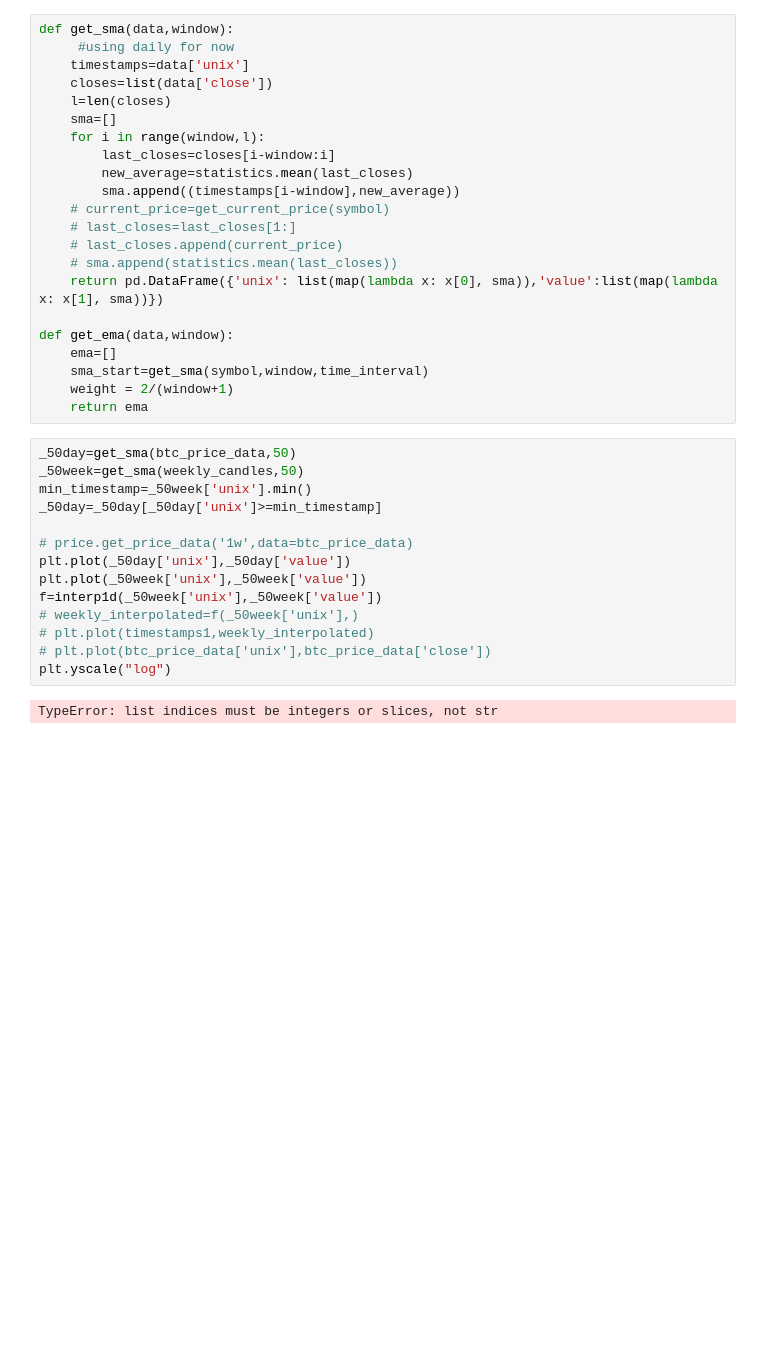
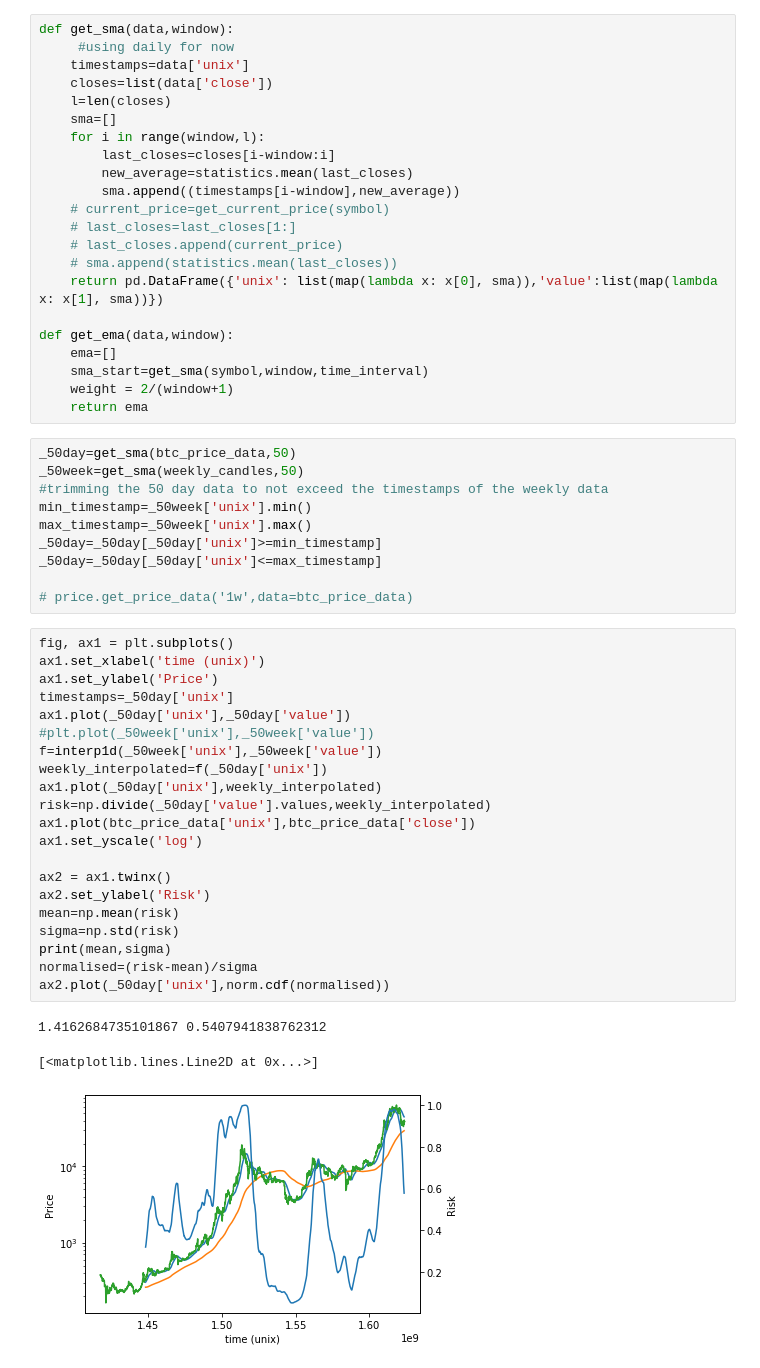
Before and after one commit to RDEvans31/saturn, a Jupyter notebook: Data analysis.ipynb, the cells around one changed output. Drawn from its saved outputs; the diff is of its cells as text; blank space fills up the shorter version.

Commit message:
plottting risk on same graph as price

```diff
--- a/Data analysis.ipynb
+++ b/Data analysis.ipynb
@@ -36,19 +37,38 @@ def get_ema(data,window):
     sma_start=get_sma(symbol,window,time_interval)
     weight = 2/(window+1)
     return ema
-# %%
-_50day=get_sma(btc_price_data,50)
-_50week=get_sma(weekly_candles,50)
-min_timestamp=_50week['unix'].min()
-_50day=_50day[_50day['unix']>=min_timestamp]
-
-# price.get_price_data('1w',data=btc_price_data)
-plt.plot(_50day['unix'],_50day['value'])
-plt.plot(_50week['unix'],_50week['value'])
-f=interp1d(_50week['unix'],_50week['value'])
-# weekly_interpolated=f(_50week['unix'],)
-# plt.plot(timestamps1,weekly_interpolated)
-# plt.plot(btc_price_data['unix'],btc_price_data['close'])
-plt.yscale("log")
-# %% [output]
-TypeError: list indices must be integers or slices, not str
+# %%
+_50day=get_sma(btc_price_data,50)
+_50week=get_sma(weekly_candles,50)
+#trimming the 50 day data to not exceed the timestamps of the weekly data
+min_timestamp=_50week['unix'].min()
+max_timestamp=_50week['unix'].max()
+_50day=_50day[_50day['unix']>=min_timestamp]
+_50day=_50day[_50day['unix']<=max_timestamp]
+
+# price.get_price_data('1w',data=btc_price_data)
+# %%
+fig, ax1 = plt.subplots()
+ax1.set_xlabel('time (unix)')
+ax1.set_ylabel('Price')
+timestamps=_50day['unix']
+ax1.plot(_50day['unix'],_50day['value'])
+#plt.plot(_50week['unix'],_50week['value'])
+f=interp1d(_50week['unix'],_50week['value'])
+weekly_interpolated=f(_50day['unix'])
+ax1.plot(_50day['unix'],weekly_interpolated)
+risk=np.divide(_50day['value'].values,weekly_interpolated)
+ax1.plot(btc_price_data['unix'],btc_price_data['close'])
+ax1.set_yscale('log')
+
+ax2 = ax1.twinx()
+ax2.set_ylabel('Risk')
+mean=np.mean(risk)
+sigma=np.std(risk)
+print(mean,sigma)
+normalised=(risk-mean)/sigma
+ax2.plot(_50day['unix'],norm.cdf(normalised))
+# %% [output]
+1.4162684735101867 0.5407941838762312
+[<matplotlib.lines.Line2D at 0x...>]
+[figure, added]
```
Also changed, not shown: parts of 1 cell of this notebook.
